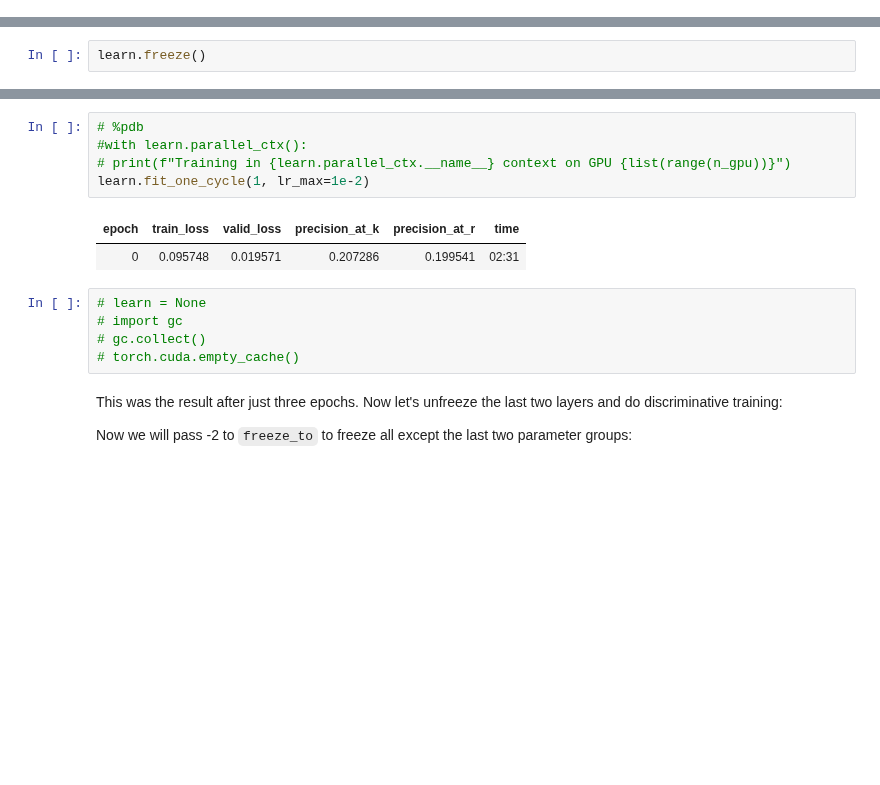
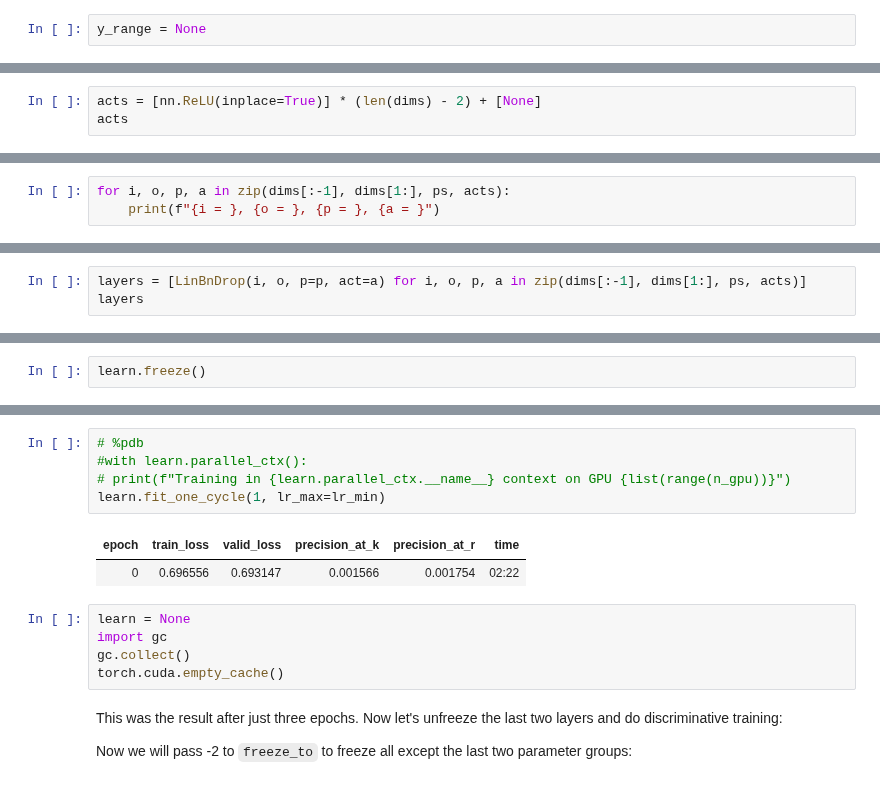
Before and after one commit to debjyotiSRoy/xcube_old, a Jupyter notebook: 02_models.ipynb, the cells around one changed output, grey strips where cells are left out. Drawn from its saved outputs; the diff is of its cells as text; blank space fills up the shorter version.

```diff
--- a/02_models.ipynb
+++ b/02_models.ipynb
@@ -846,0 +867,2 @@ class OurPoolingLinearClassifier(Module):
+# %%
+y_range = None
@@ -846,0 +871,3 @@ class OurPoolingLinearClassifier(Module):
+# %%
+acts = [nn.ReLU(inplace=True)] * (len(dims) - 2) + [None]
+acts
@@ -846,0 +876,3 @@ class OurPoolingLinearClassifier(Module):
+# %%
+for i, o, p, a in zip(dims[:-1], dims[1:], ps, acts):
+    print(f"{i = }, {o = }, {p = }, {a = }")
@@ -846,0 +882,3 @@ class OurPoolingLinearClassifier(Module):
+# %%
+layers = [LinBnDrop(i, o, p=p, act=a) for i, o, p, a in zip(dims[:-1], dims[1:], ps, acts)]
+layers
@@ -1861,16 +1986,16 @@ n_gpu
 # %%
 # %pdb
 #with learn.parallel_ctx():
 # print(f"Training in {learn.parallel_ctx.__name__} context on GPU {list(range(n_gpu))}")
-learn.fit_one_cycle(1, lr_max=1e-2)
+learn.fit_one_cycle(1, lr_max=lr_min)
 # %% [output]
 | epoch | train_loss | valid_loss | precision_at_k | precision_at_r | time |
-| 0 | 0.095748 | 0.019571 | 0.207286 | 0.199541 | 02:31 |
+| 0 | 0.696556 | 0.693147 | 0.001566 | 0.001754 | 02:22 |
 # %%
-# learn = None
-# import gc
-# gc.collect()
-# torch.cuda.empty_cache()
+learn = None
+import gc
+gc.collect()
+torch.cuda.empty_cache()
 # %% [markdown]
 This was the result after just three epochs. Now let's unfreeze the last two layers and do discriminative training:
 
```
Also changed, not shown: parts of 24 cells of this notebook.
